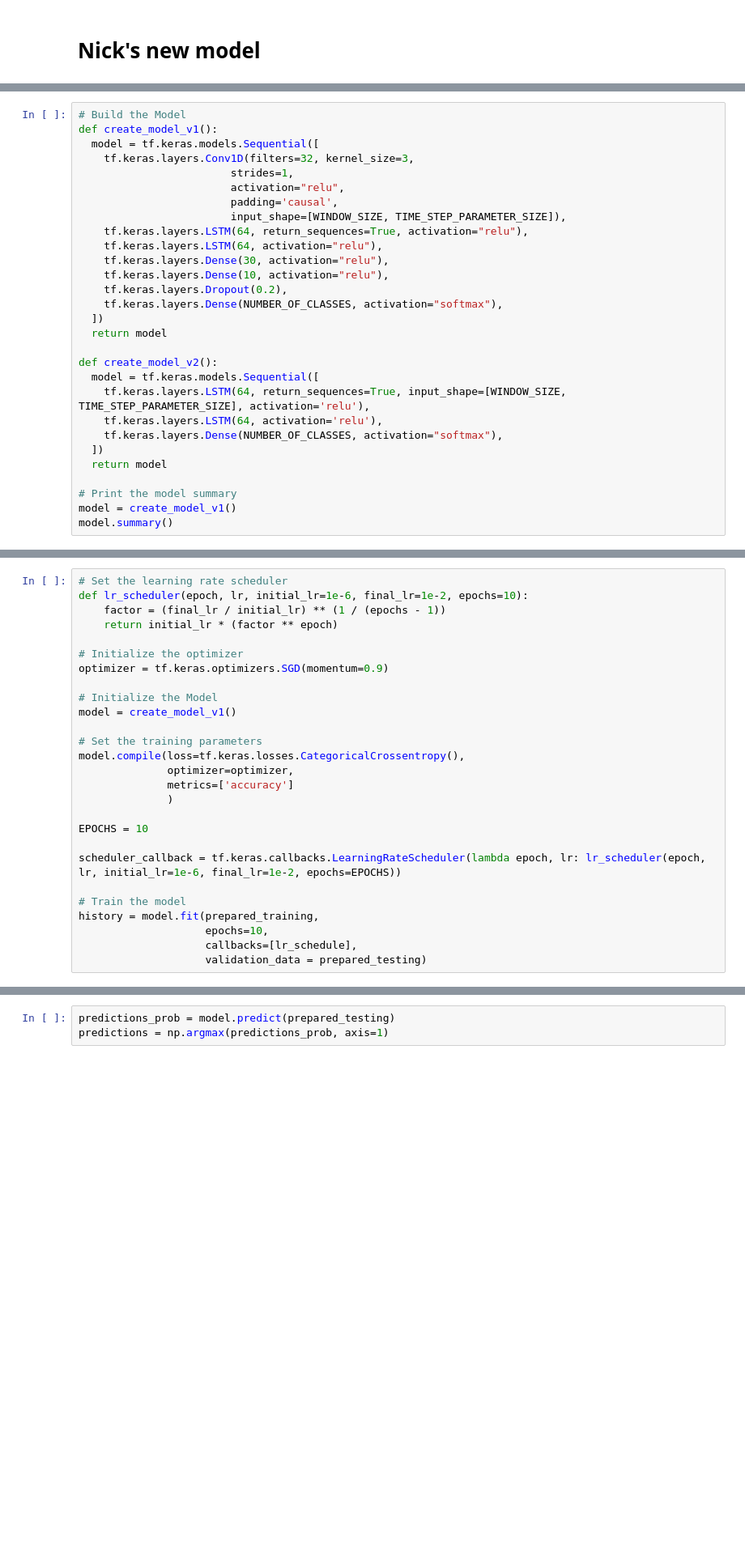
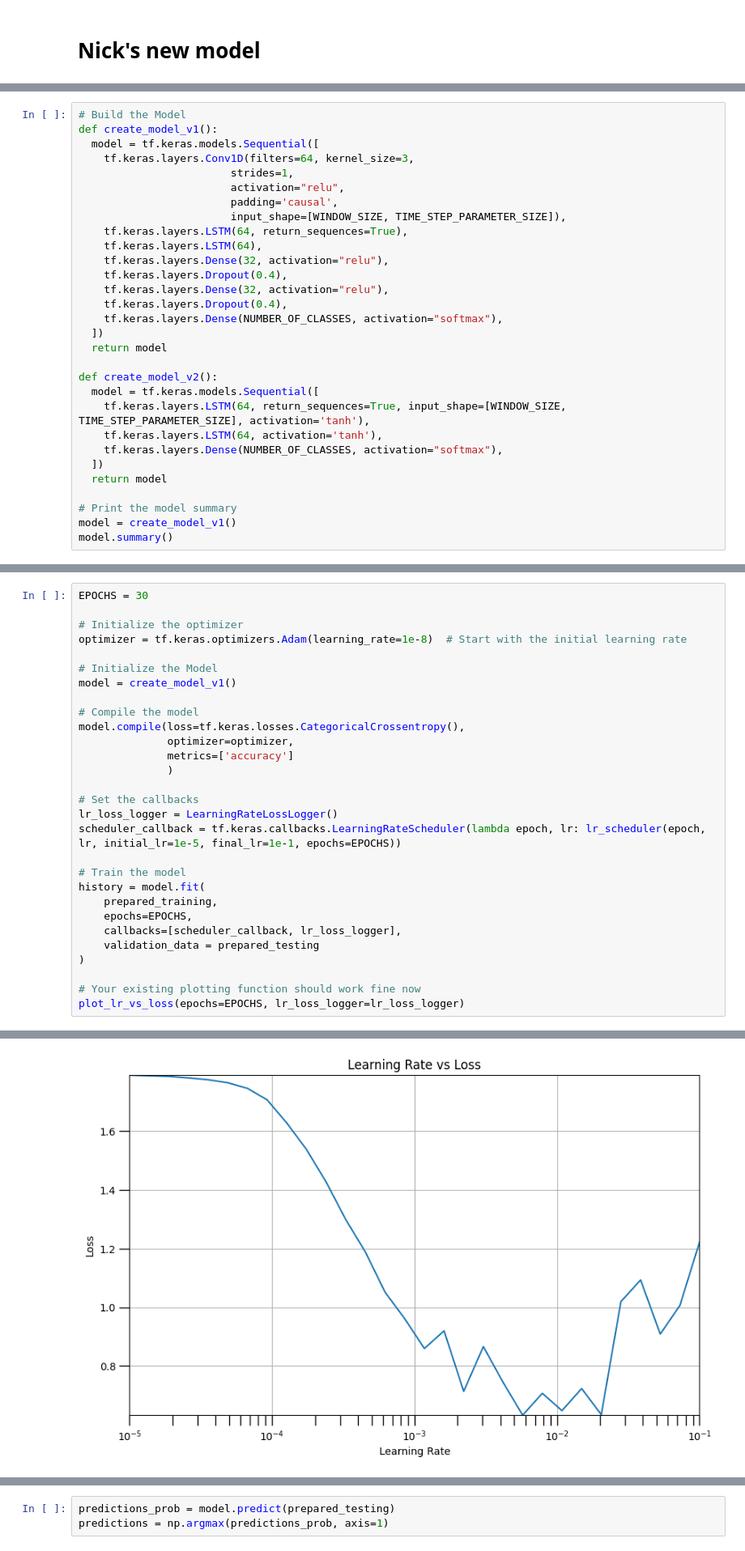
Before and after one commit to vannestn/LSTM-Human-Activity-Recognition, a Jupyter notebook: LSTM_new.ipynb, the cells around one changed output, grey strips where cells are left out. Shown at 81% size. Cells and saved outputs as stored; diff of their text form; blank space fills up the shorter version.

Commit message:
added dropout and cleaned activation fns

```diff
--- a/LSTM_new.ipynb
+++ b/LSTM_new.ipynb
@@ -275,24 +277,25 @@ prepared_testing = prepare_dataset(X_test, y_test_oh, TESTING_BATCH_SIZE)
 # Build the Model
 def create_model_v1():
   model = tf.keras.models.Sequential([
-    tf.keras.layers.Conv1D(filters=32, kernel_size=3,
+    tf.keras.layers.Conv1D(filters=64, kernel_size=3,
                         strides=1,
                         activation="relu",
                         padding='causal',
                         input_shape=[WINDOW_SIZE, TIME_STEP_PARAMETER_SIZE]),
-    tf.keras.layers.LSTM(64, return_sequences=True, activation="relu"),
-    tf.keras.layers.LSTM(64, activation="relu"),
-    tf.keras.layers.Dense(30, activation="relu"),
-    tf.keras.layers.Dense(10, activation="relu"),
-    tf.keras.layers.Dropout(0.2),
+    tf.keras.layers.LSTM(64, return_sequences=True),
+    tf.keras.layers.LSTM(64),
+    tf.keras.layers.Dense(32, activation="relu"),
+    tf.keras.layers.Dropout(0.4),
+    tf.keras.layers.Dense(32, activation="relu"),
+    tf.keras.layers.Dropout(0.4),
     tf.keras.layers.Dense(NUMBER_OF_CLASSES, activation="softmax"),
   ])
   return model
 
 def create_model_v2():
   model = tf.keras.models.Sequential([
-    tf.keras.layers.LSTM(64, return_sequences=True, input_shape=[WINDOW_SIZE, TIME_STEP_PARAMETER_SIZE], activation='relu'),
-    tf.keras.layers.LSTM(64, activation='relu'),
+    tf.keras.layers.LSTM(64, return_sequences=True, input_shape=[WINDOW_SIZE, TIME_STEP_PARAMETER_SIZE], activation='tanh'),
+    tf.keras.layers.LSTM(64, activation='tanh'),
     tf.keras.layers.Dense(NUMBER_OF_CLASSES, activation="softmax"),
   ])
   return model
@@ -321,28 +363,30 @@ _________________________________________________________________
 # %%
-# Set the learning rate scheduler
-def lr_scheduler(epoch, lr, initial_lr=1e-6, final_lr=1e-2, epochs=10):
-    factor = (final_lr / initial_lr) ** (1 / (epochs - 1))
-    return initial_lr * (factor ** epoch)
+EPOCHS = 30
 
 # Initialize the optimizer
-optimizer = tf.keras.optimizers.SGD(momentum=0.9)
+optimizer = tf.keras.optimizers.Adam(learning_rate=1e-8)  # Start with the initial learning rate
 
 # Initialize the Model
 model = create_model_v1()
 
-# Set the training parameters
+# Compile the model
 model.compile(loss=tf.keras.losses.CategoricalCrossentropy(),
               optimizer=optimizer,
               metrics=['accuracy']
               )
 
-EPOCHS = 10
-
-scheduler_callback = tf.keras.callbacks.LearningRateScheduler(lambda epoch, lr: lr_scheduler(epoch, lr, initial_lr=1e-6, final_lr=1e-2, epochs=EPOCHS))
+# Set the callbacks
+lr_loss_logger = LearningRateLossLogger()
+scheduler_callback = tf.keras.callbacks.LearningRateScheduler(lambda epoch, lr: lr_scheduler(epoch, lr, initial_lr=1e-5, final_lr=1e-1, epochs=EPOCHS))
 
 # Train the model
-history = model.fit(prepared_training,
-                    epochs=10,
-                    callbacks=[lr_schedule],
-                    validation_data = prepared_testing)
+history = model.fit(
+    prepared_training,
+    epochs=EPOCHS,
+    callbacks=[scheduler_callback, lr_loss_logger],
+    validation_data = prepared_testing
+)
+
+# Your existing plotting function should work fine now
+plot_lr_vs_loss(epochs=EPOCHS, lr_loss_logger=lr_loss_logger)
 # %% [output]
@@ -368,0 +410 @@ Epoch 10/10
+[figure, added]
```
Also changed, not shown: parts of 14 cells of this notebook.
